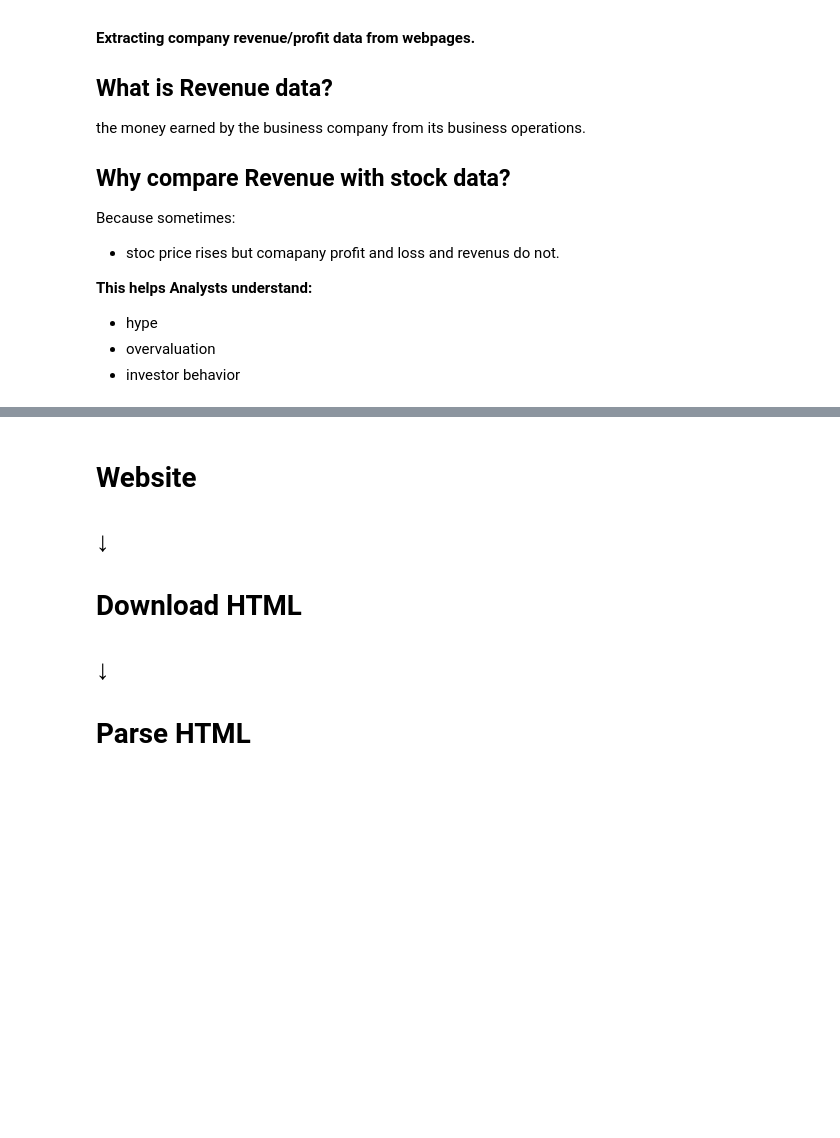
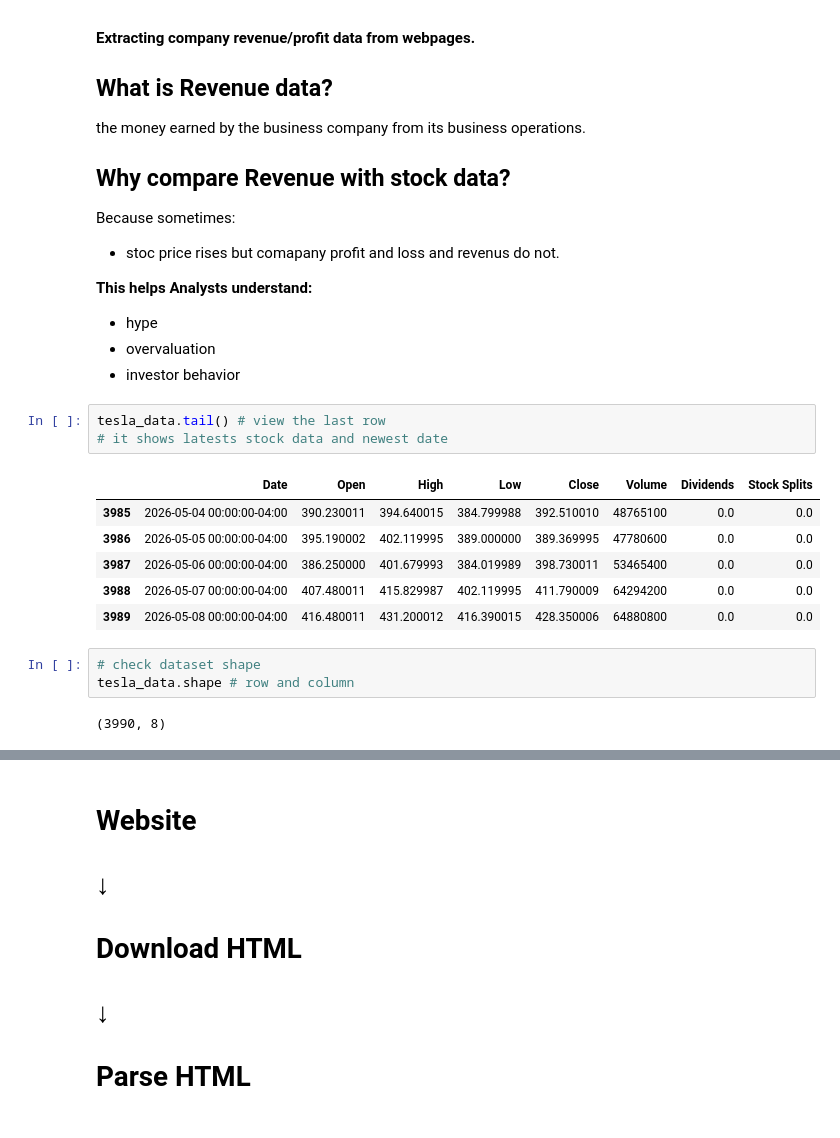
Before and after one commit to ansuman1981/python-project-for-data-science-, a Jupyter notebook: gamestop_vs_tesla.ipynb, the cells around one changed output, grey strips where cells are left out. Cells and saved outputs as stored; diff of their text form; blank space fills up the shorter version.

```diff
--- a/gamestop_vs_tesla.ipynb
+++ b/gamestop_vs_tesla.ipynb
@@ -100,3 +100,18 @@ Because sometimes:
 * hype
 * overvaluation
 * investor behavior
+# %%
+tesla_data.tail() # view the last row
+# it shows latests stock data and newest date
+# %% [output]
+|  | Date | Open | High | Low | Close | Volume | Dividends | Stock Splits |
+| 3985 | 2026-05-04 00:00:00-04:00 | 390.230011 | 394.640015 | 384.799988 | 392.510010 | 48765100 | 0.0 | 0.0 |
+| 3986 | 2026-05-05 00:00:00-04:00 | 395.190002 | 402.119995 | 389.000000 | 389.369995 | 47780600 | 0.0 | 0.0 |
+| 3987 | 2026-05-06 00:00:00-04:00 | 386.250000 | 401.679993 | 384.019989 | 398.730011 | 53465400 | 0.0 | 0.0 |
+| 3988 | 2026-05-07 00:00:00-04:00 | 407.480011 | 415.829987 | 402.119995 | 411.790009 | 64294200 | 0.0 | 0.0 |
+| 3989 | 2026-05-08 00:00:00-04:00 | 416.480011 | 431.200012 | 416.390015 | 428.350006 | 64880800 | 0.0 | 0.0 |
+# %%
+# check dataset shape
+tesla_data.shape # row and column
+# %% [output]
+(3990, 8)
```
Also changed, not shown: parts of 6 cells of this notebook.
